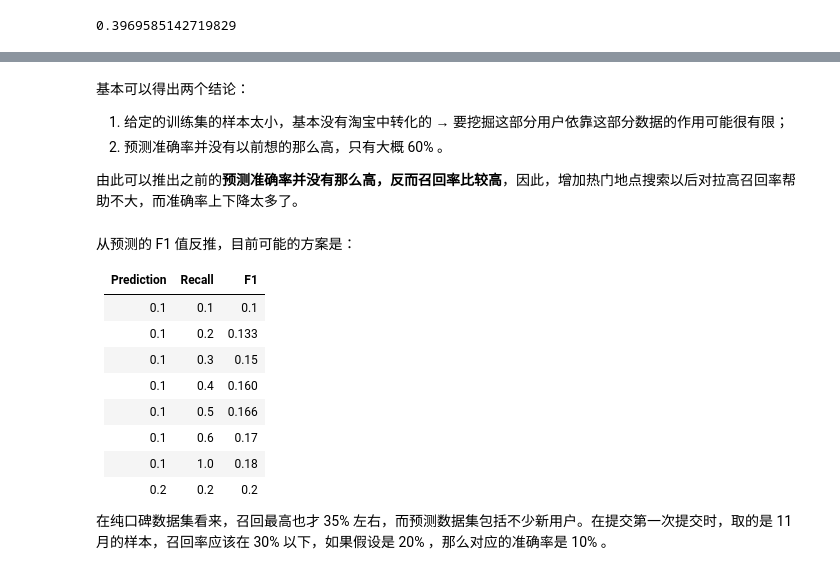
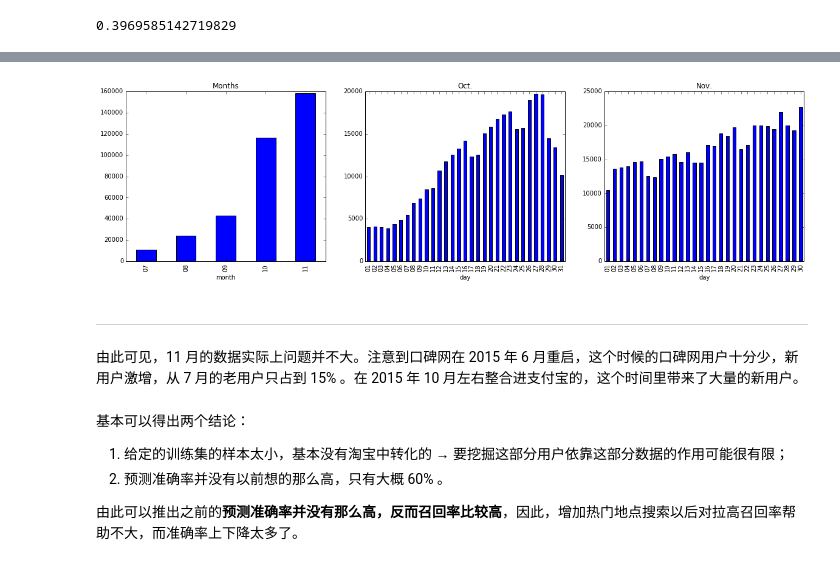
Before and after one commit to yfwz100/koubei-rec-2016, a Jupyter notebook: Analysis-EvaluationMetrics.ipynb, the cells around one changed output, grey strips where cells are left out. Drawn from its saved outputs; the diff is of its cells as text; code cells hidden in the pictures.

```diff
--- a/Analysis-EvaluationMetrics.ipynb
+++ b/Analysis-EvaluationMetrics.ipynb
@@ -106,3 +218,17 @@ Recall: 35.87%
+# %%
+koubei['ts'] = koubei.timestamp.map(lambda d: dt.strptime(str(d), '%Y%m%d'))
+koubei['month'] = koubei.ts.map(lambda d: d.strftime('%m'))
+koubei['day'] = koubei.ts.map(lambda d: d.strftime('%d'))
+# %%
+subplot(131); koubei.groupby('month').user_id.nunique().plot.bar(title='Months');
+subplot(132); koubei[koubei.timestamp.between(20151001, 20151031)].groupby('day').user_id.nunique().plot.bar(figsize=(20, 5), title='Oct.');
+subplot(133); koubei[koubei.timestamp.between(20151101, 20151131)].groupby('day').user_id.nunique().plot.bar(figsize=(20, 5), title='Nov.');
+# %% [output]
+[figure, added]
+# %% [markdown]
+-------
+# %% [markdown]
+由此可见，11 月的数据实际上问题并不大。注意到口碑网在 2015 年 6 月重启，这个时候的口碑网用户十分少，新用户激增，从 7 月的老用户只占到 15% 。在 2015 年 10 月左右整合进支付宝的，这个时间里带来了大量的新用户。
 # %% [markdown]
 基本可以得出两个结论：
 
@@ -110,18 +236,3 @@ Recall: 35.87%
 2. 预测准确率并没有以前想的那么高，只有大概 60% 。
 
 由此可以推出之前的**预测准确率并没有那么高，反而召回率比较高**，因此，增加热门地点搜索以后对拉高召回率帮助不大，而准确率上下降太多了。
-# %% [markdown]
-从预测的 F1 值反推，目前可能的方案是：
-
-Prediction | Recall | F1
------------|--------|-----
-0.1 | 0.1 | 0.1
-0.1 | 0.2 | 0.133
-0.1 | 0.3 | 0.15
-0.1 | 0.4 | 0.160
-0.1 | 0.5 | 0.166
-0.1 | 0.6 | 0.17
-0.1 | 1.0 | 0.18
-0.2 | 0.2 | 0.2
-
-在纯口碑数据集看来，召回最高也才 35% 左右，而预测数据集包括不少新用户。在提交第一次提交时，取的是 11 月的样本，召回率应该在 30% 以下，如果假设是 20% ，那么对应的准确率是 10% 。
```
Also changed, not shown: parts of 29 cells of this notebook.
